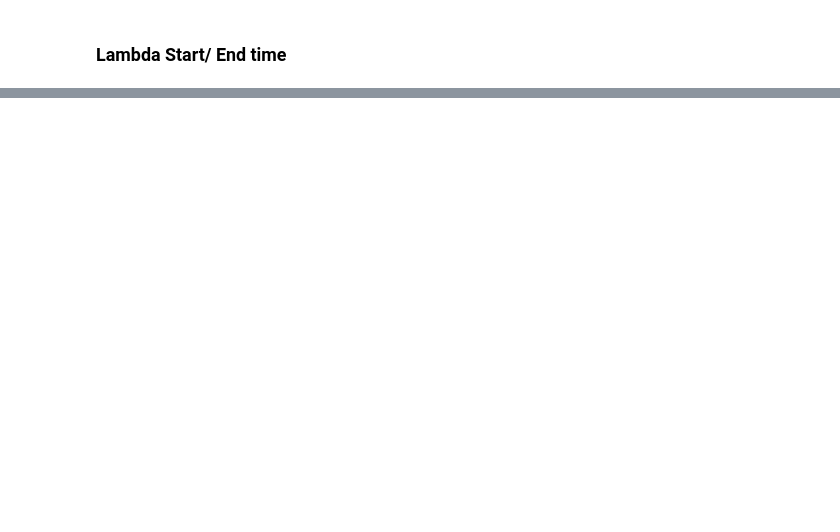
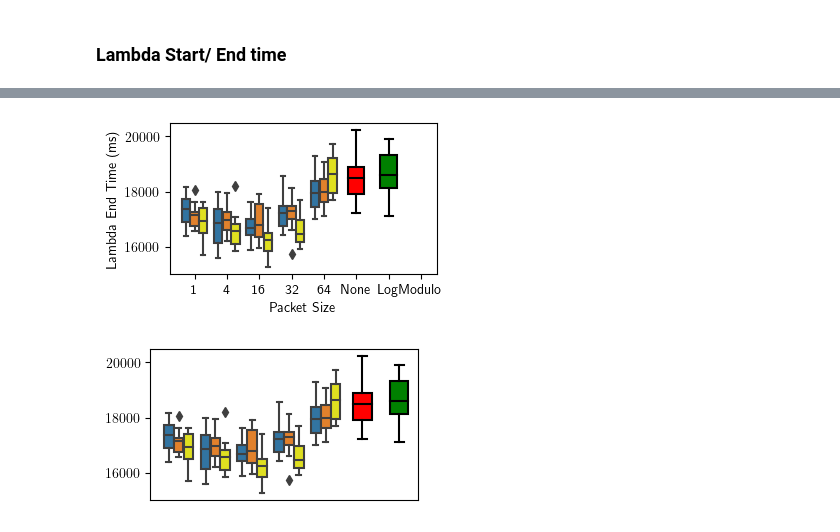
Before and after one commit to cryingpotat0/graph_mplambda, a Jupyter notebook: scripts/plotting-aggregate.ipynb, the cells around one changed output, grey strips where cells are left out. Cells and saved outputs as stored; diff of their text form; code cells hidden in the pictures; blank space fills up the shorter version.

```diff
--- a/scripts/plotting-aggregate.ipynb
+++ b/scripts/plotting-aggregate.ipynb
@@ -205,0 +354,34 @@ for (graph_size), group in df.groupby(["graph_size"]):
+# %%
+def plot_by_param(y, group, name, ext="png"):
+    less_group = group[~((group["Work Sharing Method"] == "None") | (group["Work Sharing Method"] == "Log") | (group["Work Sharing Method"] == "Modulo"))]
+    fig, ax = plt.subplots(figsize=figsize, dpi=100)
+    g = sns.boxplot(y=y, x="Packet Size", hue="Work Sharing Method", data=less_group, ax=ax, palette=[u'#1f77b4', u'#ff7f0e', 'yellow'], hue_order=["Async", "Sync", "Async-Log"])
+    g.legend_.remove()
+    bplot = ax.boxplot(group[group["Work Sharing Method"] == "None"][y], vert=True, patch_artist=True, positions=[5], widths=0.5, labels=["None"], )
+    restyle_boxplot(bplot, "red", None)
+
+    bplot = ax.boxplot(group[group["Work Sharing Method"] == "Log"][y], vert=True, patch_artist=True, positions=[6], widths=0.5, labels=["Log"], )
+    restyle_boxplot(bplot, "green", None)
+
+    bplot = ax.boxplot(group[group["Work Sharing Method"] == "Modulo"][y], vert=True, patch_artist=True, positions=[7], widths=0.5, labels=["Modulo"], )
+    restyle_boxplot(bplot, "brown", None)
+    plt.savefig("{}/{}.{ext}".format(SAVE_ROOT, name, ext=ext), bbox_inches="tight")
+
+    # plot without axis
+    fig, ax = plt.subplots(figsize=figsize, dpi=100)
+    g = sns.boxplot(y=y, x="Packet Size", hue="Work Sharing Method", data=less_group, ax=ax, palette=[u'#1f77b4', u'#ff7f0e', 'yellow'], hue_order=["Async", "Sync", "Async-Log"])
+    g.legend_.remove()
+    bplot = ax.boxplot(group[group["Work Sharing Method"] == "None"][y], vert=True, patch_artist=True, positions=[5], widths=0.5, labels=["None"], )
+    restyle_boxplot(bplot, "red", None)
+
+    bplot = ax.boxplot(group[group["Work Sharing Method"] == "Log"][y], vert=True, patch_artist=True, positions=[6], widths=0.5, labels=["Log"], )
+    restyle_boxplot(bplot, "green", None)
+    ax.get_yaxis().label.set_visible(False)
+    ax.get_xaxis().set_visible(False)
+    plt.savefig("{}/NOAXIS_{}.{ext}".format(SAVE_ROOT, name, ext=ext), bbox_inches="tight")
+# %%
+for (graph_size, num_lambdas), group in df.groupby(["Graph Size", "Num Lambdas"]):
+    group = group.reset_index()
+    plot_by_param("Lambda Start Time (ms)", group, "lambda_start_time_gs{}_n{}".format(graph_size, num_lambdas))
+    plot_by_param("Lambda End Time (ms)", group, "lambda_end_time_gs{}_n{}".format(graph_size, num_lambdas))
+    plot_by_param("Lambda Duration (ms)", group, "lambda_duration_gs{}_n{}".format(graph_size, num_lambdas))
@@ -205,0 +395,7 @@ for (graph_size), group in df.groupby(["graph_size"]):
+# %%
+for (graph_size, num_lambdas), group in df.groupby(["Graph Size", "Num Lambdas"]):
+    group = group.groupby(["Packet Size", "random_seed", "trial_num", "Work Sharing Method"], as_index=False).agg({"Lambda End Time (ms)": max})
+    plot_by_param("Lambda End Time (ms)", group, "lambda_last_end_time_gs{}_n{}".format(graph_size, num_lambdas))
+# %% [output]
+[figure, added]
+[figure, added]
```
Also changed, not shown: parts of 35 cells of this notebook.
